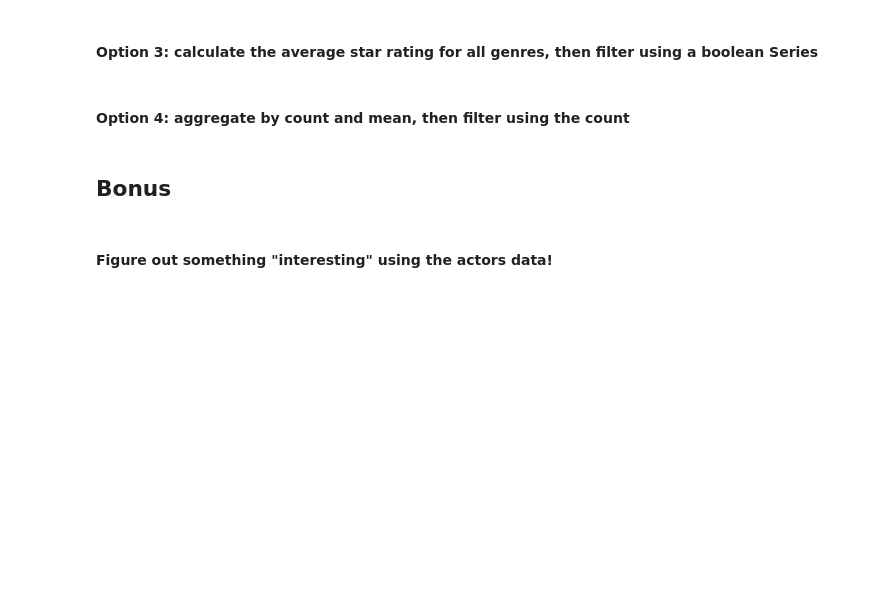
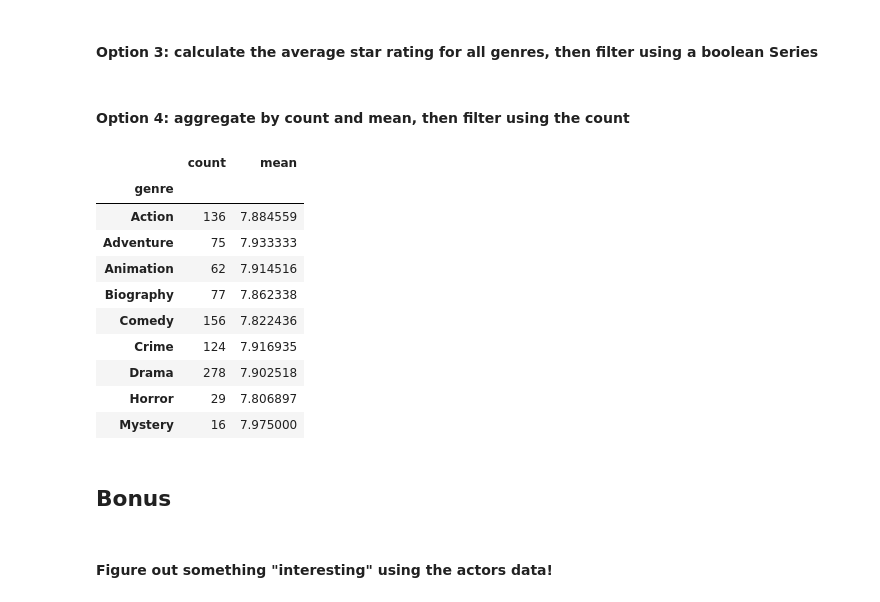
Before and after one commit to CalvinChua/GAClasses, a Jupyter notebook: Project 2/imdb.ipynb, the cells around one changed output. Saved outputs shown, nothing was run; the diff lists cells and outputs as text; code cells hidden in the pictures; blank space fills up the shorter version.

```diff
--- a/Project 2/imdb.ipynb
+++ b/Project 2/imdb.ipynb
@@ -335,3 +421,21 @@ There does not seem to have any relationship
+# %%
+# Answer:
+genre_rating = movies.groupby('genre').star_rating.agg(['count','mean'])
+#print(genre_ratings)
+
+genre_rating.loc[genre_rating['count'] >10]
+# %% [output]
+|  | count | mean |
+| genre |  |  |
+| Action | 136 | 7.884559 |
+| Adventure | 75 | 7.933333 |
+| Animation | 62 | 7.914516 |
+| Biography | 77 | 7.862338 |
+| Comedy | 156 | 7.822436 |
+| Crime | 124 | 7.916935 |
+| Drama | 278 | 7.902518 |
+| Horror | 29 | 7.806897 |
+| Mystery | 16 | 7.975000 |
 # %% [markdown]
 ## Bonus
 # %% [markdown]
```
Also changed, not shown: parts of 19 cells of this notebook.
